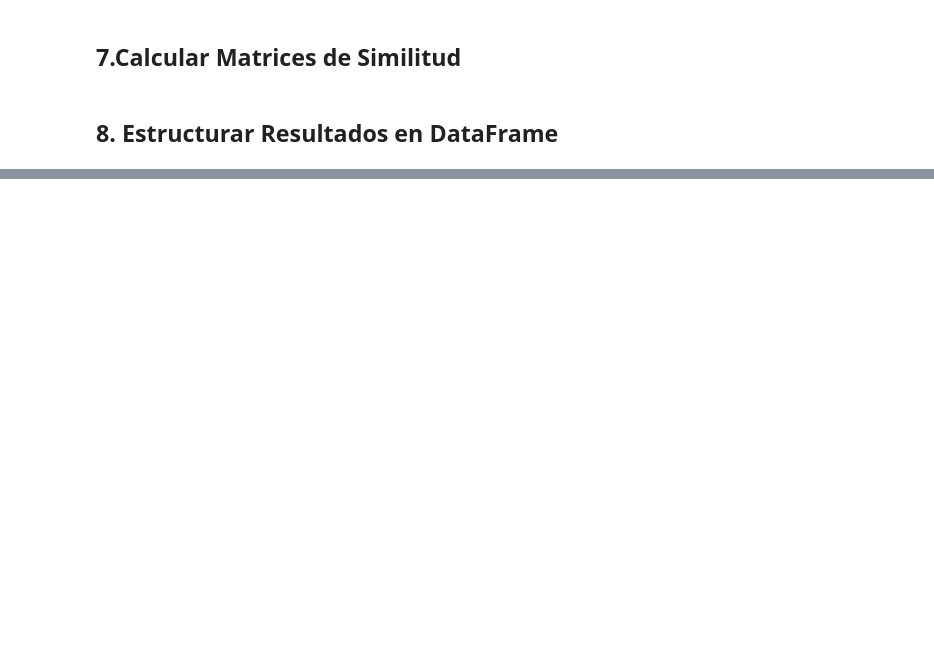
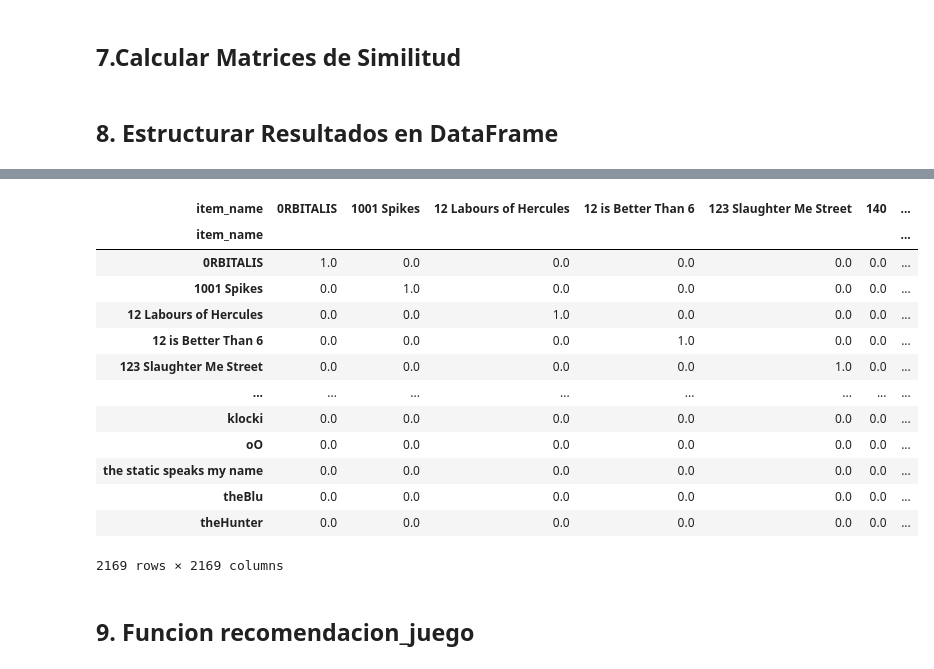
Before and after one commit to ASGuzman/PI_MLOps_Steam, a Jupyter notebook: Modelo_de_recomendacion.ipynb, the cells around one changed output, grey strips where cells are left out. Cells and saved outputs as stored; diff of their text form; code cells hidden in the pictures; blank space fills up the shorter version.

```diff
--- a/Modelo_de_recomendacion.ipynb
+++ b/Modelo_de_recomendacion.ipynb
@@ -210,0 +264,19 @@ user_similarity_df = pd.DataFrame(user_similarity, index=normalized_df.index, co
+# %%
+item_similarity_df
+# %% [output]
+| item_name | 0RBITALIS | 1001 Spikes | 12 Labours of Hercules | 12 is Better Than 6 | 123 Slaughter Me Street | 140 | ... |
+| item_name |  |  |  |  |  |  | ... |
+| 0RBITALIS | 1.0 | 0.0 | 0.0 | 0.0 | 0.0 | 0.0 | ... |
+| 1001 Spikes | 0.0 | 1.0 | 0.0 | 0.0 | 0.0 | 0.0 | ... |
+| 12 Labours of Hercules | 0.0 | 0.0 | 1.0 | 0.0 | 0.0 | 0.0 | ... |
+| 12 is Better Than 6 | 0.0 | 0.0 | 0.0 | 1.0 | 0.0 | 0.0 | ... |
+| 123 Slaughter Me Street | 0.0 | 0.0 | 0.0 | 0.0 | 1.0 | 0.0 | ... |
+| ... | ... | ... | ... | ... | ... | ... | ... |
+| klocki | 0.0 | 0.0 | 0.0 | 0.0 | 0.0 | 0.0 | ... |
+| oO | 0.0 | 0.0 | 0.0 | 0.0 | 0.0 | 0.0 | ... |
+| the static speaks my name | 0.0 | 0.0 | 0.0 | 0.0 | 0.0 | 0.0 | ... |
+| theBlu | 0.0 | 0.0 | 0.0 | 0.0 | 0.0 | 0.0 | ... |
+| theHunter | 0.0 | 0.0 | 0.0 | 0.0 | 0.0 | 0.0 | ... |
+2169 rows × 2169 columns
+# %% [markdown]
+## 9. Funcion recomendacion_juego
```
Also changed, not shown: parts of 14 cells of this notebook, 1 other file.
